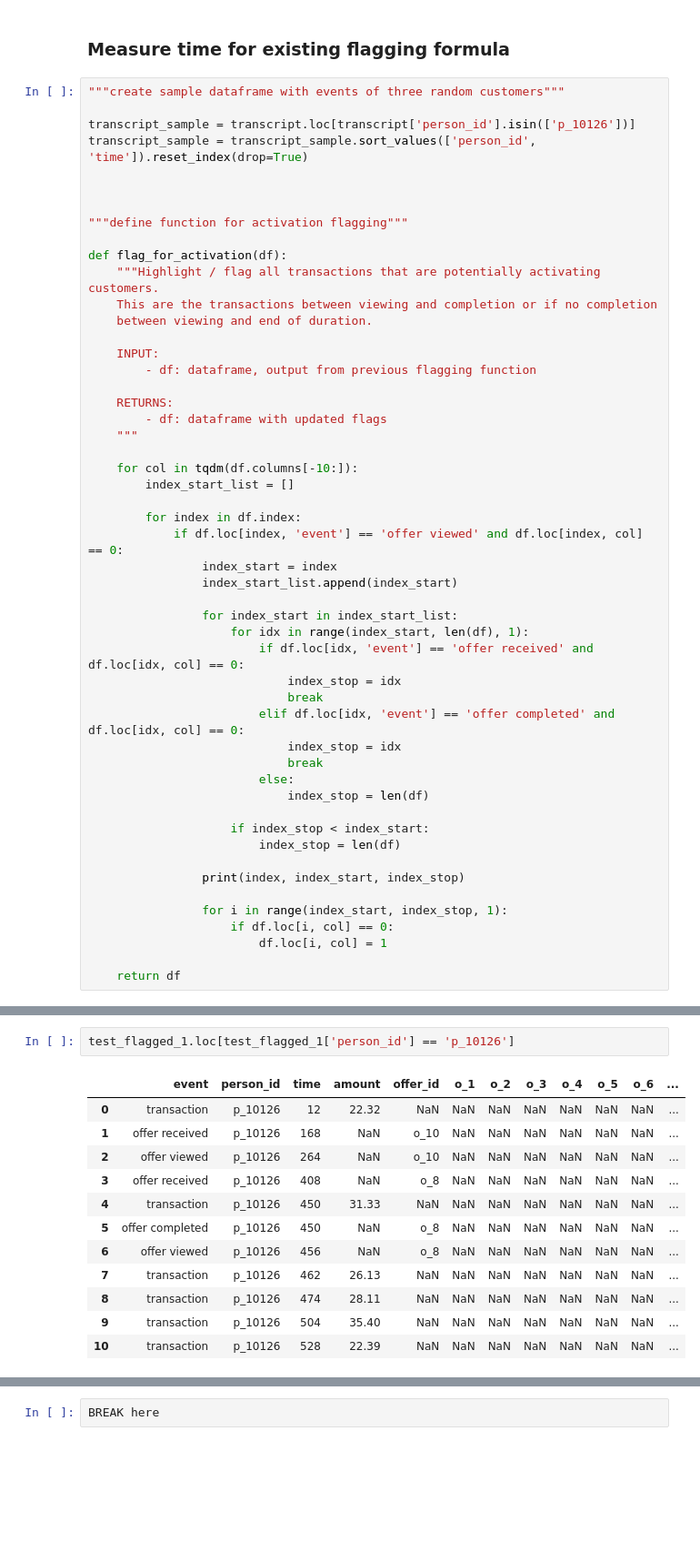
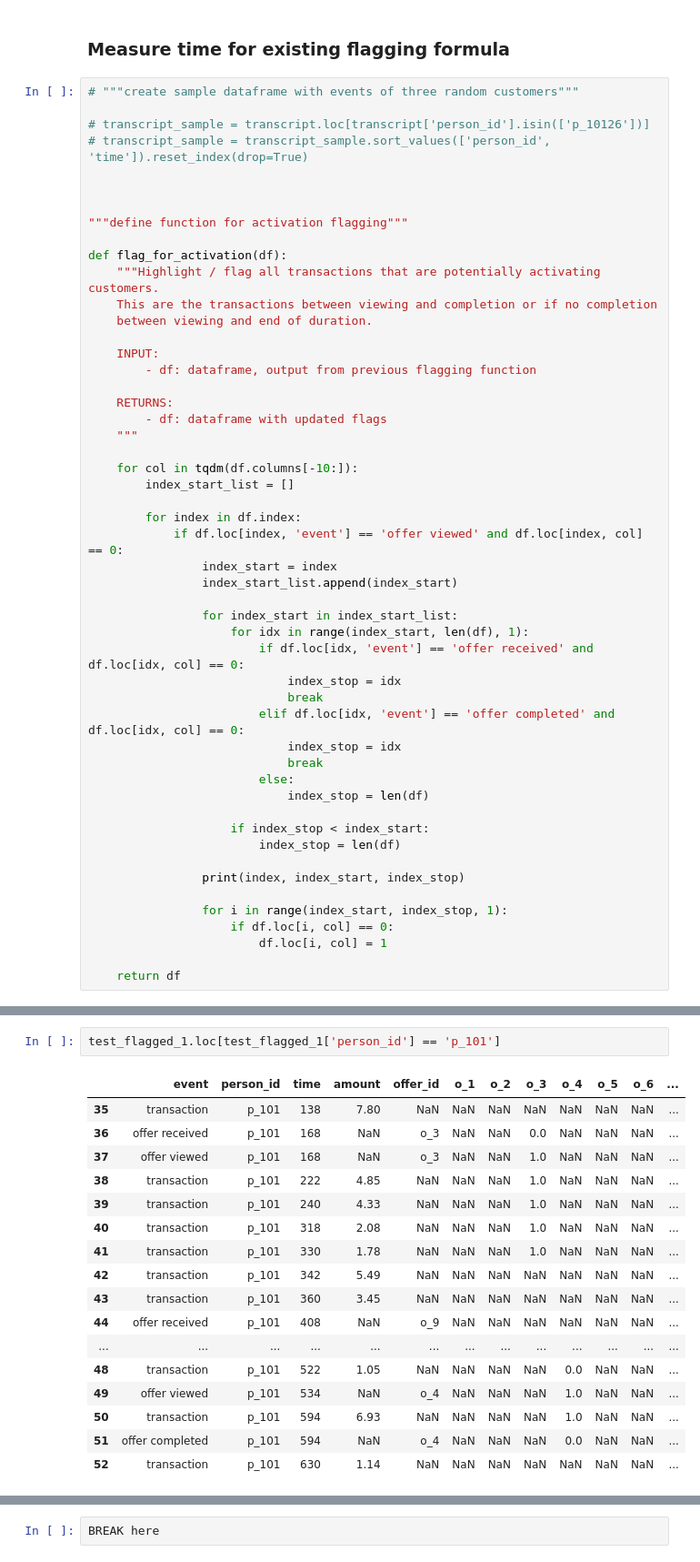
Before and after one commit to rbuerki/segmentation-challenge-starbucks, a Jupyter notebook: trashcan/temp_transaction flagging.ipynb, the cells around one changed output, grey strips where cells are left out. Shown at 91% size. Drawn from its saved outputs; the diff is of its cells as text; blank space fills up the shorter version.

Commit message:
BUG: fix flagging for "offer completed"

```diff
--- a/trashcan/temp_transaction flagging.ipynb
+++ b/trashcan/temp_transaction flagging.ipynb
@@ -46,10 +49,10 @@ display(transcript_sample.head())
 # %% [markdown]
 ### Measure time for existing flagging formula
 # %%
-"""create sample dataframe with events of three random customers"""
+# """create sample dataframe with events of three random customers"""
 
-transcript_sample = transcript.loc[transcript['person_id'].isin(['p_10126'])]
-transcript_sample = transcript_sample.sort_values(['person_id', 'time']).reset_index(drop=True)
+# transcript_sample = transcript.loc[transcript['person_id'].isin(['p_10126'])]
+# transcript_sample = transcript_sample.sort_values(['person_id', 'time']).reset_index(drop=True)
 
 
 
@@ -111,15 +153,20 @@ Duration: 0.015619516372680664 seconds
 # %%
-test_flagged_1.loc[test_flagged_1['person_id'] == 'p_10126']
+test_flagged_1.loc[test_flagged_1['person_id'] == 'p_101']
 # %% [output]
 |  | event | person_id | time | amount | offer_id | o_1 | o_2 | o_3 | o_4 | o_5 | o_6 | ... |
-| 0 | transaction | p_10126 | 12 | 22.32 | NaN | NaN | NaN | NaN | NaN | NaN | NaN | ... |
-| 1 | offer received | p_10126 | 168 | NaN | o_10 | NaN | NaN | NaN | NaN | NaN | NaN | ... |
-| 2 | offer viewed | p_10126 | 264 | NaN | o_10 | NaN | NaN | NaN | NaN | NaN | NaN | ... |
-| 3 | offer received | p_10126 | 408 | NaN | o_8 | NaN | NaN | NaN | NaN | NaN | NaN | ... |
-| 4 | transaction | p_10126 | 450 | 31.33 | NaN | NaN | NaN | NaN | NaN | NaN | NaN | ... |
-| 5 | offer completed | p_10126 | 450 | NaN | o_8 | NaN | NaN | NaN | NaN | NaN | NaN | ... |
-| 6 | offer viewed | p_10126 | 456 | NaN | o_8 | NaN | NaN | NaN | NaN | NaN | NaN | ... |
-| 7 | transaction | p_10126 | 462 | 26.13 | NaN | NaN | NaN | NaN | NaN | NaN | NaN | ... |
-| 8 | transaction | p_10126 | 474 | 28.11 | NaN | NaN | NaN | NaN | NaN | NaN | NaN | ... |
-| 9 | transaction | p_10126 | 504 | 35.40 | NaN | NaN | NaN | NaN | NaN | NaN | NaN | ... |
-| 10 | transaction | p_10126 | 528 | 22.39 | NaN | NaN | NaN | NaN | NaN | NaN | NaN | ... |
+| 35 | transaction | p_101 | 138 | 7.80 | NaN | NaN | NaN | NaN | NaN | NaN | NaN | ... |
+| 36 | offer received | p_101 | 168 | NaN | o_3 | NaN | NaN | 0.0 | NaN | NaN | NaN | ... |
+| 37 | offer viewed | p_101 | 168 | NaN | o_3 | NaN | NaN | 1.0 | NaN | NaN | NaN | ... |
+| 38 | transaction | p_101 | 222 | 4.85 | NaN | NaN | NaN | 1.0 | NaN | NaN | NaN | ... |
+| 39 | transaction | p_101 | 240 | 4.33 | NaN | NaN | NaN | 1.0 | NaN | NaN | NaN | ... |
+| 40 | transaction | p_101 | 318 | 2.08 | NaN | NaN | NaN | 1.0 | NaN | NaN | NaN | ... |
+| 41 | transaction | p_101 | 330 | 1.78 | NaN | NaN | NaN | 1.0 | NaN | NaN | NaN | ... |
+| 42 | transaction | p_101 | 342 | 5.49 | NaN | NaN | NaN | NaN | NaN | NaN | NaN | ... |
+| 43 | transaction | p_101 | 360 | 3.45 | NaN | NaN | NaN | NaN | NaN | NaN | NaN | ... |
+| 44 | offer received | p_101 | 408 | NaN | o_9 | NaN | NaN | NaN | NaN | NaN | NaN | ... |
+| ... | ... | ... | ... | ... | ... | ... | ... | ... | ... | ... | ... | ... |
+| 48 | transaction | p_101 | 522 | 1.05 | NaN | NaN | NaN | NaN | 0.0 | NaN | NaN | ... |
+| 49 | offer viewed | p_101 | 534 | NaN | o_4 | NaN | NaN | NaN | 1.0 | NaN | NaN | ... |
+| 50 | transaction | p_101 | 594 | 6.93 | NaN | NaN | NaN | NaN | 1.0 | NaN | NaN | ... |
+| 51 | offer completed | p_101 | 594 | NaN | o_4 | NaN | NaN | NaN | 0.0 | NaN | NaN | ... |
+| 52 | transaction | p_101 | 630 | 1.14 | NaN | NaN | NaN | NaN | NaN | NaN | NaN | ... |
```
Also changed, not shown: parts of 16 cells of this notebook, 7 other files.
